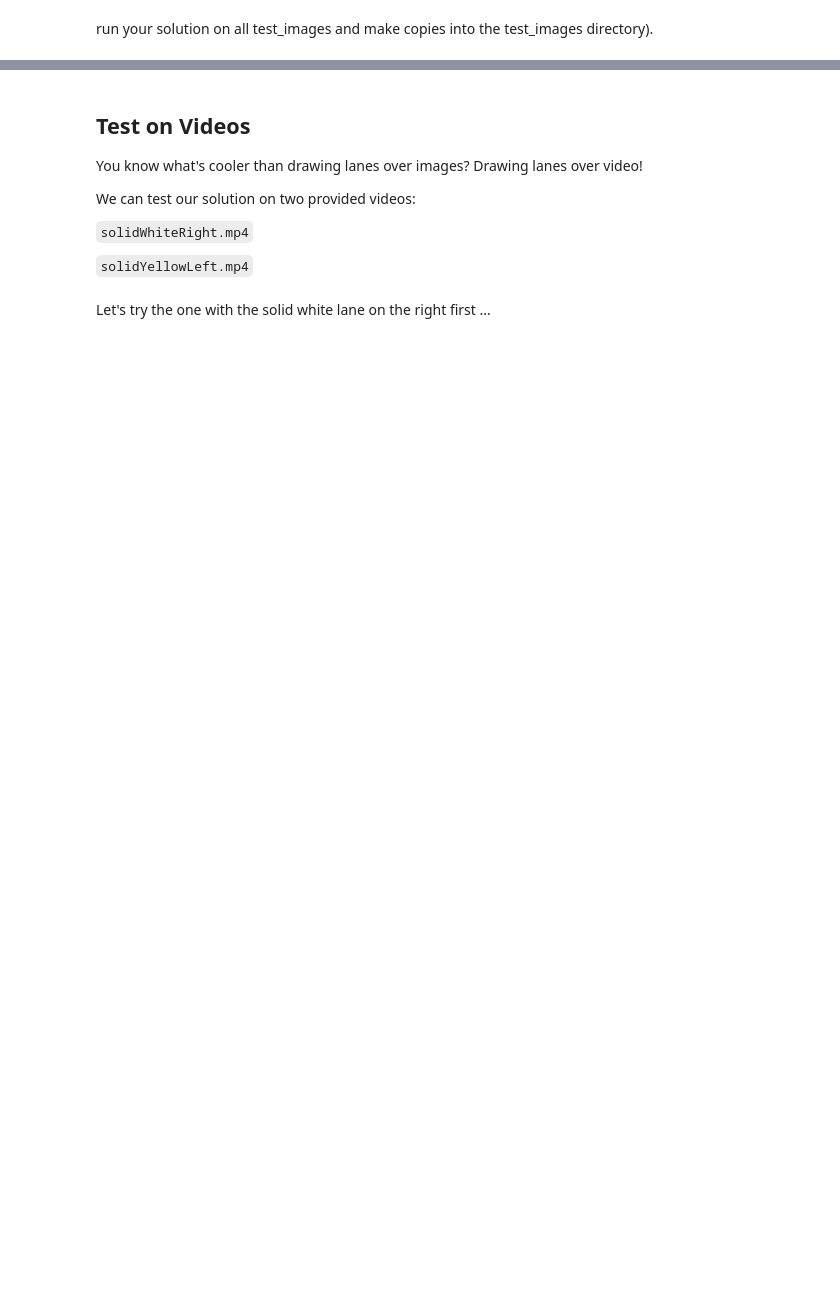
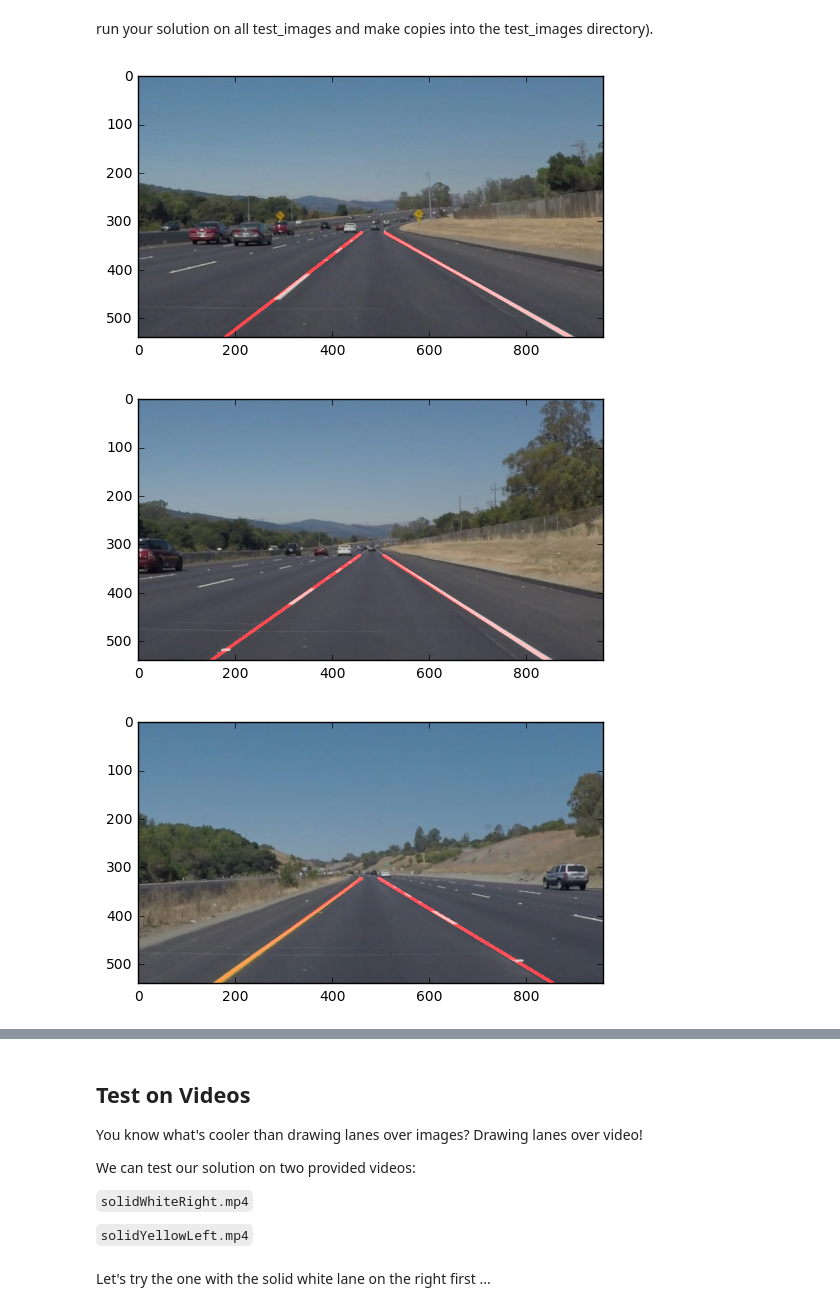
Before and after one commit to johannesdeselaers/CarND-LaneLines-P1, a Jupyter notebook: P1.ipynb, the cells around one changed output, grey strips where cells are left out. Drawn from its saved outputs; the diff is of its cells as text; code cells hidden in the pictures; blank space fills up the shorter version.

```diff
--- a/P1.ipynb
+++ b/P1.ipynb
@@ -198,26 +258,31 @@ run your solution on all test_images and make copies into the test_images direct
 # %%
 def process_image(file):
     gray = grayscale(file)
     blur_gray = gaussian_blur(gray, 5)
     edges = canny(blur_gray, 50, 150)
 
     imshape = gray.shape
     x = imshape[1]
     y = imshape[0]
     vertices = np.array([[(.05*x,y),(.47*x, .6*y), (.53*x, .6*y), (.95*x,y)]], dtype=np.int32)
     masked_edges = region_of_interest(edges, vertices)
 
-    threshold = 20
-    min_line_len = 35
-    max_line_gap = 20
+    threshold = 40
+    min_line_len = 45
+    max_line_gap = 30
     hough_lines_output = hough_lines(masked_edges, 2, np.pi/180, threshold, min_line_len, max_line_gap)
 
     weighted_image = weighted_img(hough_lines_output, file)
     return weighted_image
 
 testImages = os.listdir("test_images/")
 for testImage in testImages:
     image = mpimg.imread('test_images/' + testImage)
+    reset_lane_lines()
     processedImage = process_image(image)
     plt.figure()
     plt.imshow(processedImage)
+# %% [output]
+[figure, added]
+[figure, added]
+[figure, added]
```
Also changed, not shown: parts of 11 cells of this notebook, 3 other files.
